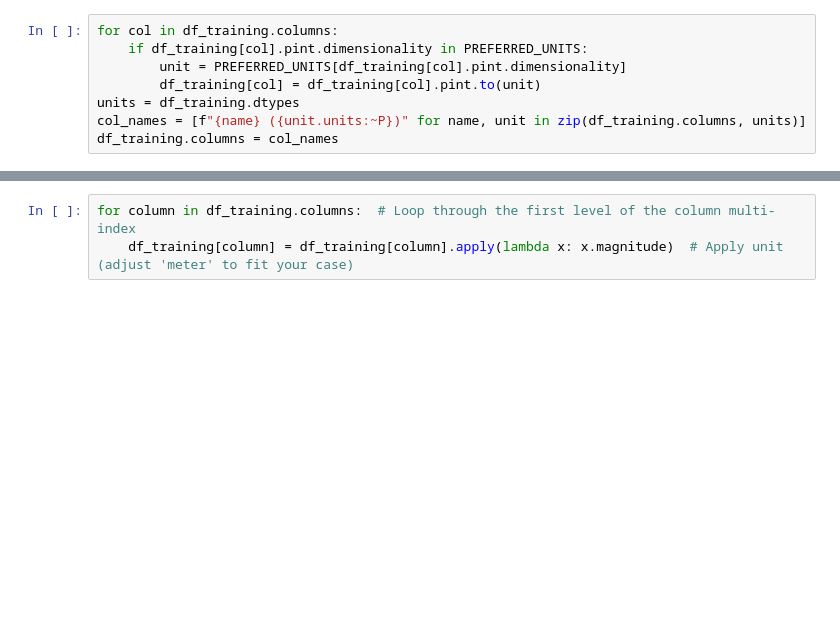
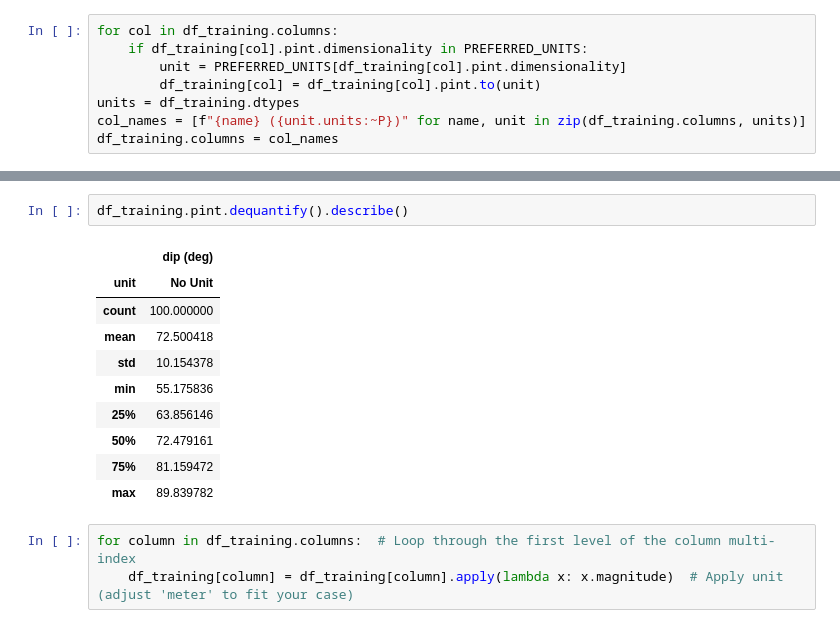
Before and after one commit to sito115/NIRB_FaultConvection, a Jupyter notebook: notebooks/A_plot_samples.ipynb, the cells around one changed output, grey strips where cells are left out. Cells and saved outputs as stored; diff of their text form; blank space fills up the shorter version.

```diff
--- a/notebooks/A_plot_samples.ipynb
+++ b/notebooks/A_plot_samples.ipynb
@@ -47,3 +47,16 @@ temp
+# %%
+df_training.pint.dequantify().describe()
+# %% [output]
+|  | dip (deg) |
+| unit | No Unit |
+| count | 100.000000 |
+| mean | 72.500418 |
+| std | 10.154378 |
+| min | 55.175836 |
+| 25% | 63.856146 |
+| 50% | 72.479161 |
+| 75% | 81.159472 |
+| max | 89.839782 |
 # %%
 for column in df_training.columns:  # Loop through the first level of the column multi-index
     df_training[column] = df_training[column].apply(lambda x: x.magnitude)  # Apply unit (adjust 'meter' to fit your case)
```
Also changed, not shown: parts of 7 cells of this notebook, 1 other file.
